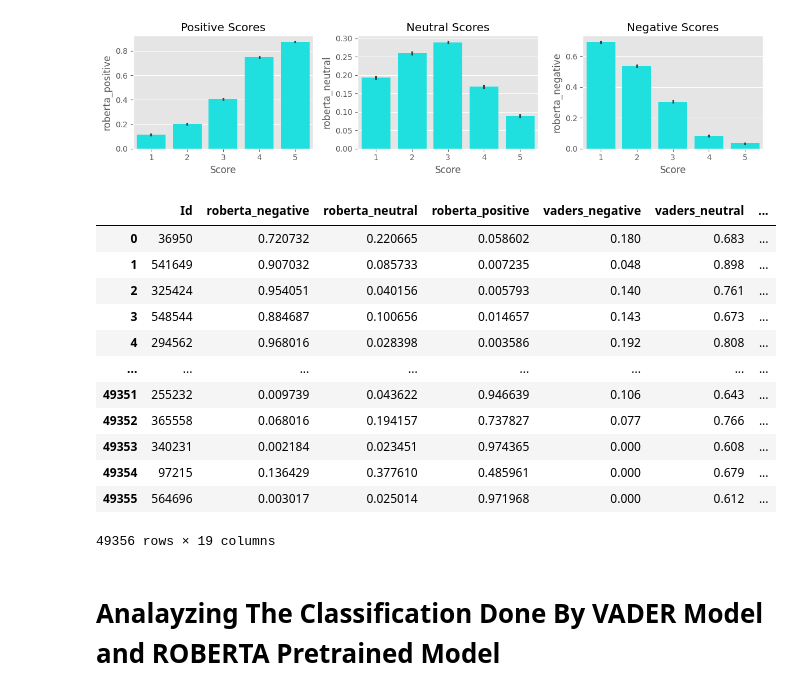
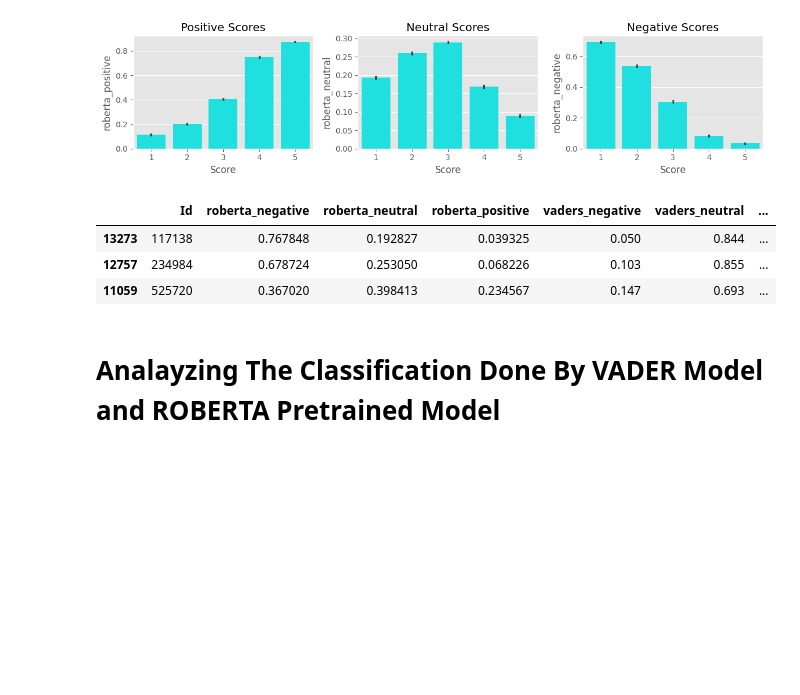
Before and after one commit to Jannesh-OP/Sentiment-Analysis-On-Amazon-reviews-using-VADER-and-roBERTa-Models, a Jupyter notebook: Sentiment Analysis On Amazon reviews using VADER and roBERTa Models.ipynb, the cells around one changed output. Drawn from its saved outputs; the diff is of its cells as text; code cells hidden in the pictures; blank space fills up the shorter version.

```diff
--- a/Sentiment Analysis On Amazon reviews using VADER and roBERTa Models.ipynb
+++ b/Sentiment Analysis On Amazon reviews using VADER and roBERTa Models.ipynb
@@ -327,21 +327,12 @@ rpred=pd.DataFrame(rpred)
 # %%
 roberta_fin=pd.concat([roberta,rpred],axis=1)
 roberta_fin=roberta_fin.rename(columns={0:"Roberta Prediction"})
-roberta_fin
+roberta_fin.sample(3)
 # %% [output]
 |  | Id | roberta_negative | roberta_neutral | roberta_positive | vaders_negative | vaders_neutral | ... |
-| 0 | 36950 | 0.720732 | 0.220665 | 0.058602 | 0.180 | 0.683 | ... |
-| 1 | 541649 | 0.907032 | 0.085733 | 0.007235 | 0.048 | 0.898 | ... |
-| 2 | 325424 | 0.954051 | 0.040156 | 0.005793 | 0.140 | 0.761 | ... |
-| 3 | 548544 | 0.884687 | 0.100656 | 0.014657 | 0.143 | 0.673 | ... |
-| 4 | 294562 | 0.968016 | 0.028398 | 0.003586 | 0.192 | 0.808 | ... |
-| ... | ... | ... | ... | ... | ... | ... | ... |
-| 49351 | 255232 | 0.009739 | 0.043622 | 0.946639 | 0.106 | 0.643 | ... |
-| 49352 | 365558 | 0.068016 | 0.194157 | 0.737827 | 0.077 | 0.766 | ... |
-| 49353 | 340231 | 0.002184 | 0.023451 | 0.974365 | 0.000 | 0.608 | ... |
-| 49354 | 97215 | 0.136429 | 0.377610 | 0.485961 | 0.000 | 0.679 | ... |
-| 49355 | 564696 | 0.003017 | 0.025014 | 0.971968 | 0.000 | 0.612 | ... |
+| 13273 | 117138 | 0.767848 | 0.192827 | 0.039325 | 0.050 | 0.844 | ... |
+| 12757 | 234984 | 0.678724 | 0.253050 | 0.068226 | 0.103 | 0.855 | ... |
+| 11059 | 525720 | 0.367020 | 0.398413 | 0.234567 | 0.147 | 0.693 | ... |
-49356 rows × 19 columns
 # %% [markdown]
 # Analayzing The Classification Done By VADER Model and ROBERTA Pretrained Model
 # %%
```
Also changed, not shown: parts of 5 cells of this notebook.
